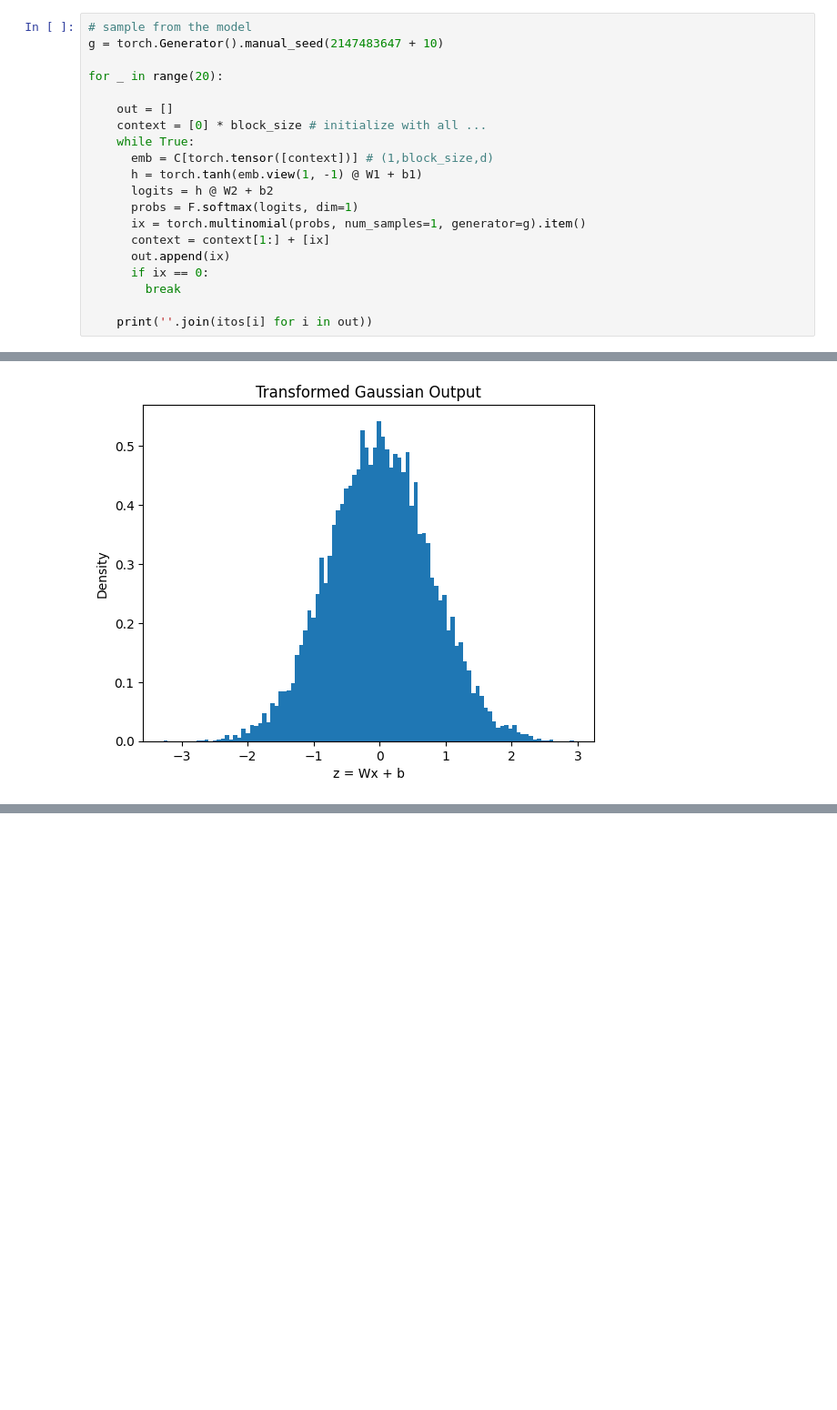
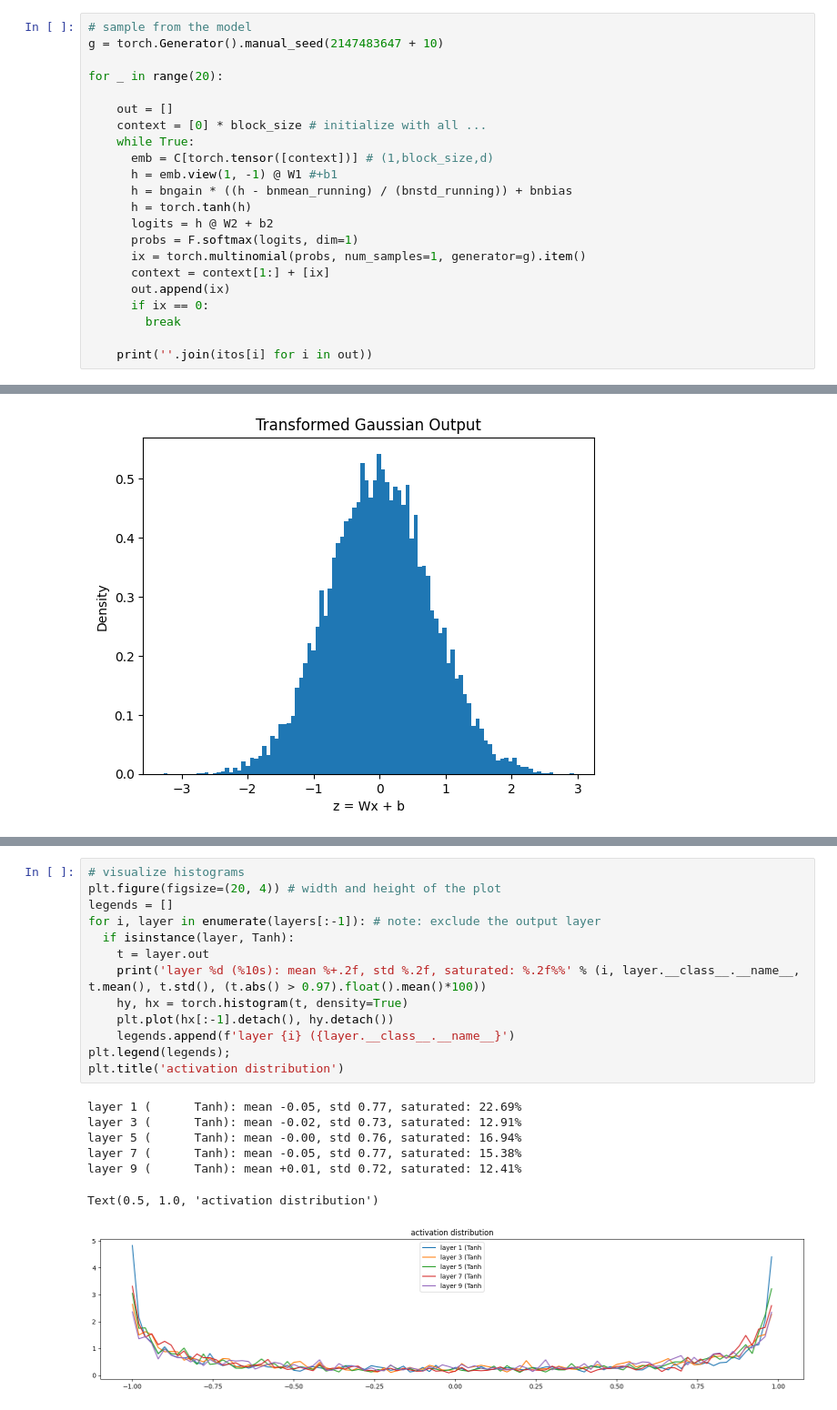
Before and after one commit to Haseebasif7/Bigram-Character-Model, a Jupyter notebook: batchnorm.ipynb, the cells around one changed output, grey strips where cells are left out. Shown: that part at 91% size. Cells and saved outputs as stored; diff of their text form; blank space fills up the shorter version.

```diff
--- a/batchnorm.ipynb
+++ b/batchnorm.ipynb
@@ -228,7 +234,9 @@ for _ in range(20):
     context = [0] * block_size # initialize with all ...
     while True:
       emb = C[torch.tensor([context])] # (1,block_size,d)
-      h = torch.tanh(emb.view(1, -1) @ W1 + b1)
+      h = emb.view(1, -1) @ W1 #+b1
+      h = bngain * ((h - bnmean_running) / (bnstd_running)) + bnbias
+      h = torch.tanh(h)
       logits = h @ W2 + b2
       probs = F.softmax(logits, dim=1)
       ix = torch.multinomial(probs, num_samples=1, generator=g).item()
@@ -286,0 +434,21 @@ Mean: 0.00, Std: 0.77
+# %%
+# visualize histograms
+plt.figure(figsize=(20, 4)) # width and height of the plot
+legends = []
+for i, layer in enumerate(layers[:-1]): # note: exclude the output layer
+  if isinstance(layer, Tanh):
+    t = layer.out
+    print('layer %d (%10s): mean %+.2f, std %.2f, saturated: %.2f%%' % (i, layer.__class__.__name__, t.mean(), t.std(), (t.abs() > 0.97).float().mean()*100))
+    hy, hx = torch.histogram(t, density=True)
+    plt.plot(hx[:-1].detach(), hy.detach())
+    legends.append(f'layer {i} ({layer.__class__.__name__}')
+plt.legend(legends);
+plt.title('activation distribution')
+# %% [output]
+layer 1 (      Tanh): mean -0.05, std 0.77, saturated: 22.69%
+layer 3 (      Tanh): mean -0.02, std 0.73, saturated: 12.91%
+layer 5 (      Tanh): mean -0.00, std 0.76, saturated: 16.94%
+layer 7 (      Tanh): mean -0.05, std 0.77, saturated: 15.38%
+layer 9 (      Tanh): mean +0.01, std 0.72, saturated: 12.41%
+Text(0.5, 1.0, 'activation distribution')
+[figure, added]
```
Also changed, not shown: parts of 13 cells of this notebook.
